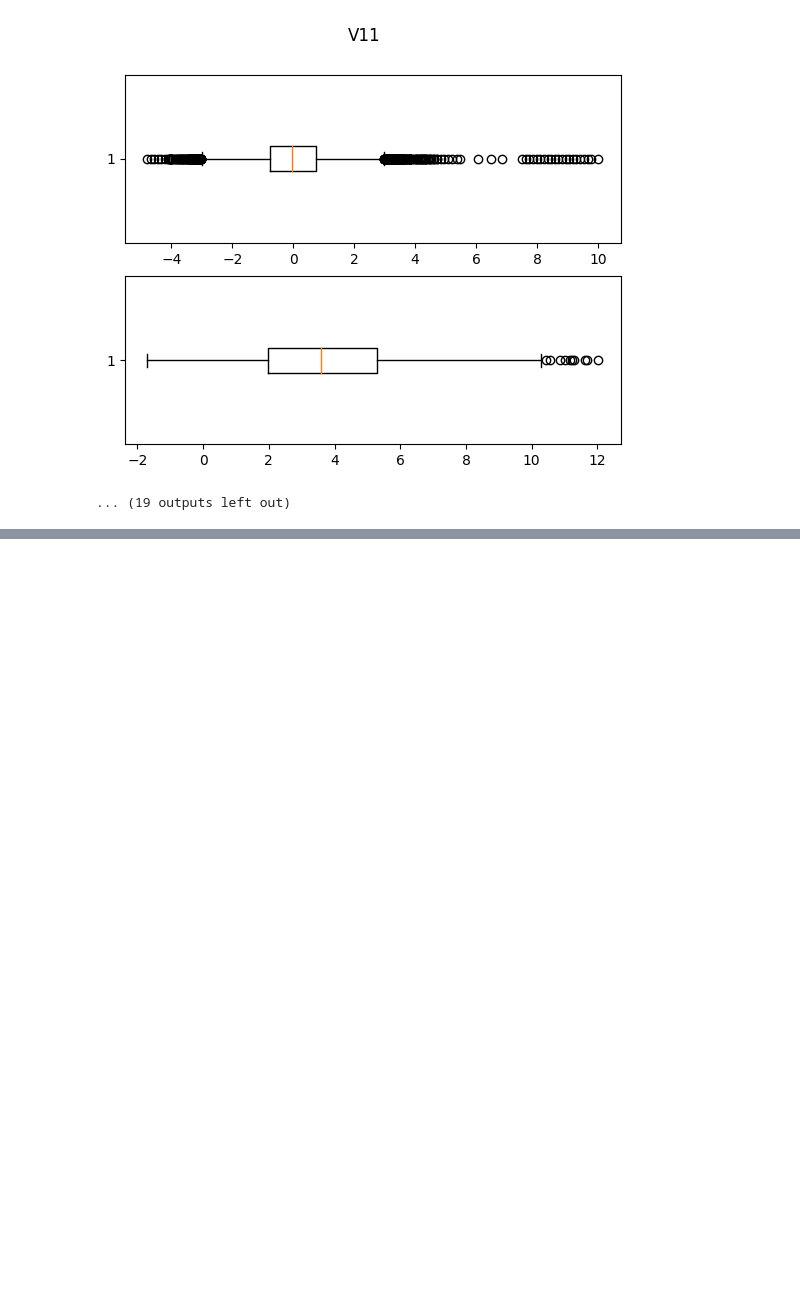
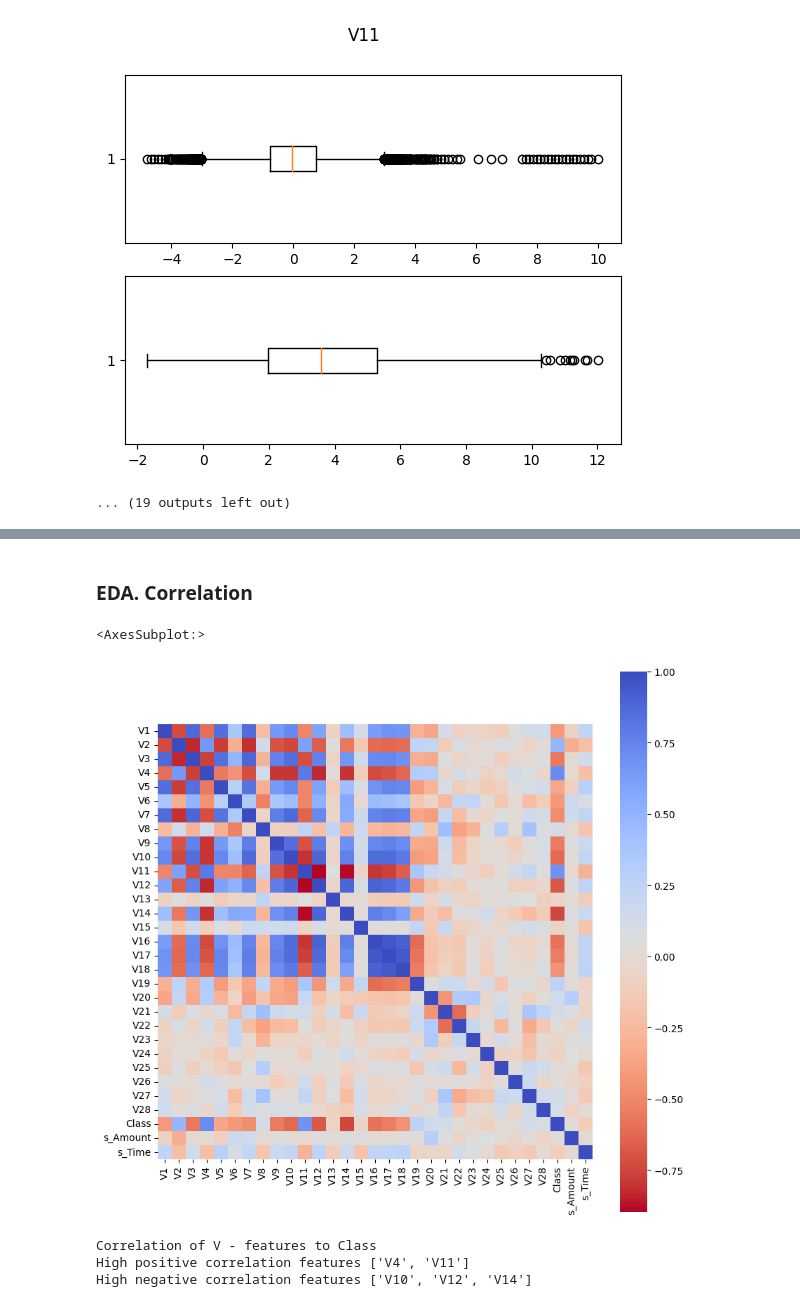
Before and after one commit to anyvol/DS, a Jupyter notebook: HW2 Credit Card Fraud Detection.ipynb, the cells around one changed output, grey strips where cells are left out. Drawn from its saved outputs; the diff is of its cells as text; code cells hidden in the pictures; blank space fills up the shorter version.

```diff
--- a/HW2 Credit Card Fraud Detection.ipynb
+++ b/HW2 Credit Card Fraud Detection.ipynb
@@ -110,0 +156,28 @@ Name: Class, dtype: int64
+# %% [markdown]
+### EDA. Correlation
+# %%
+new_df_corr = new_df.corr()
+
+plt.subplots(figsize=(10,10))
+sns.heatmap(new_df_corr,square=True,cmap='coolwarm_r')
+# %% [output]
+<AxesSubplot:>
+[figure, added]
+# %%
+d_corr = {}
+
+for c in list(new_df.columns):
+    # print(c)
+    # print(np.corrcoef(x=new_df[c],y=new_df['Class'])[0][1])
+    d_corr[c] = np.corrcoef(x=new_df[c],y=new_df['Class'])[0][1]
+# print(d_corr)
+
+listOfhighposcorr = [key  for (key, value) in d_corr.items() if value >0.6 and key != 'Class']
+listOfhighnegcorr = [key  for (key, value) in d_corr.items() if value <-0.6]
+print('Correlation of V - features to Class')
+print('High positive correlation features',listOfhighposcorr)
+print('High negative correlation features',listOfhighnegcorr)
+# %% [output]
+Correlation of V - features to Class
+High positive correlation features ['V4', 'V11']
+High negative correlation features ['V10', 'V12', 'V14']
```
Also changed, not shown: parts of 31 cells of this notebook.
